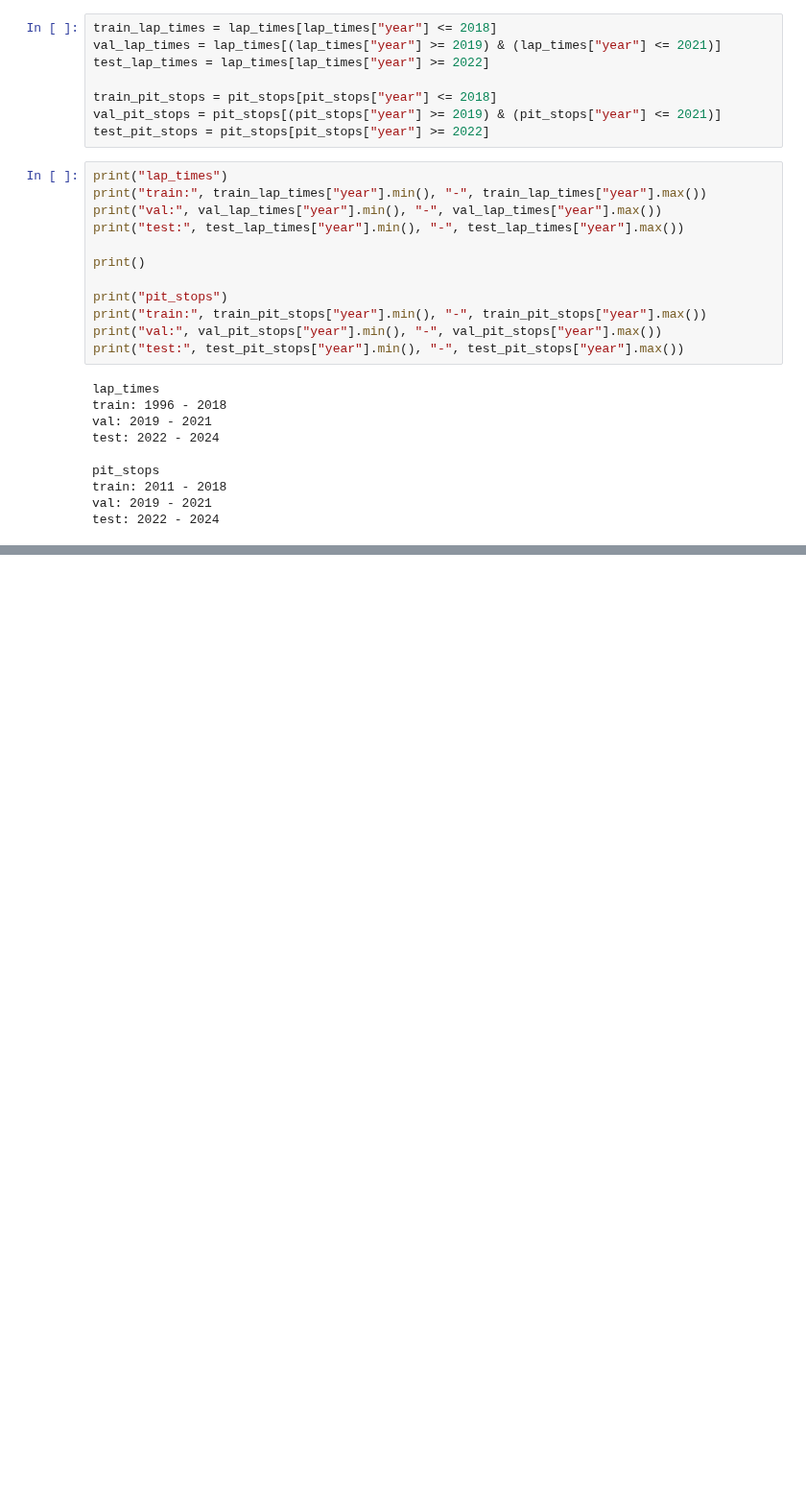
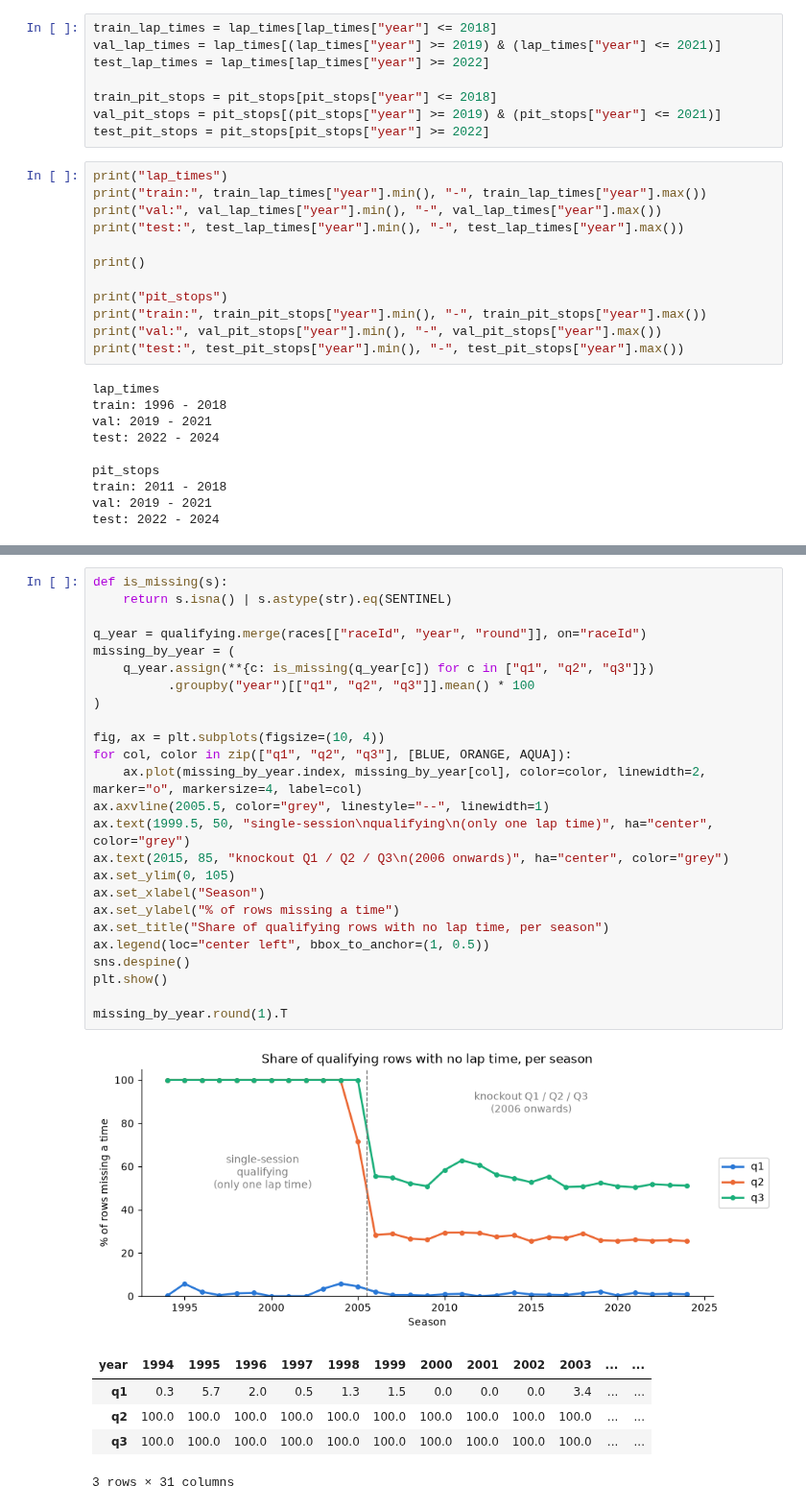
Before and after one commit to amado-888/ACL_Project, a Jupyter notebook: data-cleaning.ipynb, the cells around one changed output, grey strips where cells are left out. Shown at 96% size. Saved outputs shown, nothing was run; the diff lists cells and outputs as text; blank space fills up the shorter version.

```diff
--- a/data-cleaning.ipynb
+++ b/data-cleaning.ipynb
@@ -682,0 +761,32 @@ test: 2022 - 2024
+# %%
+def is_missing(s):
+    return s.isna() | s.astype(str).eq(SENTINEL)
+
+q_year = qualifying.merge(races[["raceId", "year", "round"]], on="raceId")
+missing_by_year = (
+    q_year.assign(**{c: is_missing(q_year[c]) for c in ["q1", "q2", "q3"]})
+          .groupby("year")[["q1", "q2", "q3"]].mean() * 100
+)
+
+fig, ax = plt.subplots(figsize=(10, 4))
+for col, color in zip(["q1", "q2", "q3"], [BLUE, ORANGE, AQUA]):
+    ax.plot(missing_by_year.index, missing_by_year[col], color=color, linewidth=2, marker="o", markersize=4, label=col)
+ax.axvline(2005.5, color="grey", linestyle="--", linewidth=1)
+ax.text(1999.5, 50, "single-session\nqualifying\n(only one lap time)", ha="center", color="grey")
+ax.text(2015, 85, "knockout Q1 / Q2 / Q3\n(2006 onwards)", ha="center", color="grey")
+ax.set_ylim(0, 105)
+ax.set_xlabel("Season")
+ax.set_ylabel("% of rows missing a time")
+ax.set_title("Share of qualifying rows with no lap time, per season")
+ax.legend(loc="center left", bbox_to_anchor=(1, 0.5))
+sns.despine()
+plt.show()
+
+missing_by_year.round(1).T
+# %% [output]
+[figure, added]
+| year | 1994 | 1995 | 1996 | 1997 | 1998 | 1999 | 2000 | 2001 | 2002 | 2003 | ... | ... |
+| q1 | 0.3 | 5.7 | 2.0 | 0.5 | 1.3 | 1.5 | 0.0 | 0.0 | 0.0 | 3.4 | ... | ... |
+| q2 | 100.0 | 100.0 | 100.0 | 100.0 | 100.0 | 100.0 | 100.0 | 100.0 | 100.0 | 100.0 | ... | ... |
+| q3 | 100.0 | 100.0 | 100.0 | 100.0 | 100.0 | 100.0 | 100.0 | 100.0 | 100.0 | 100.0 | ... | ... |
+3 rows × 31 columns
```
Also changed, not shown: parts of 37 cells of this notebook, 1 other file.
